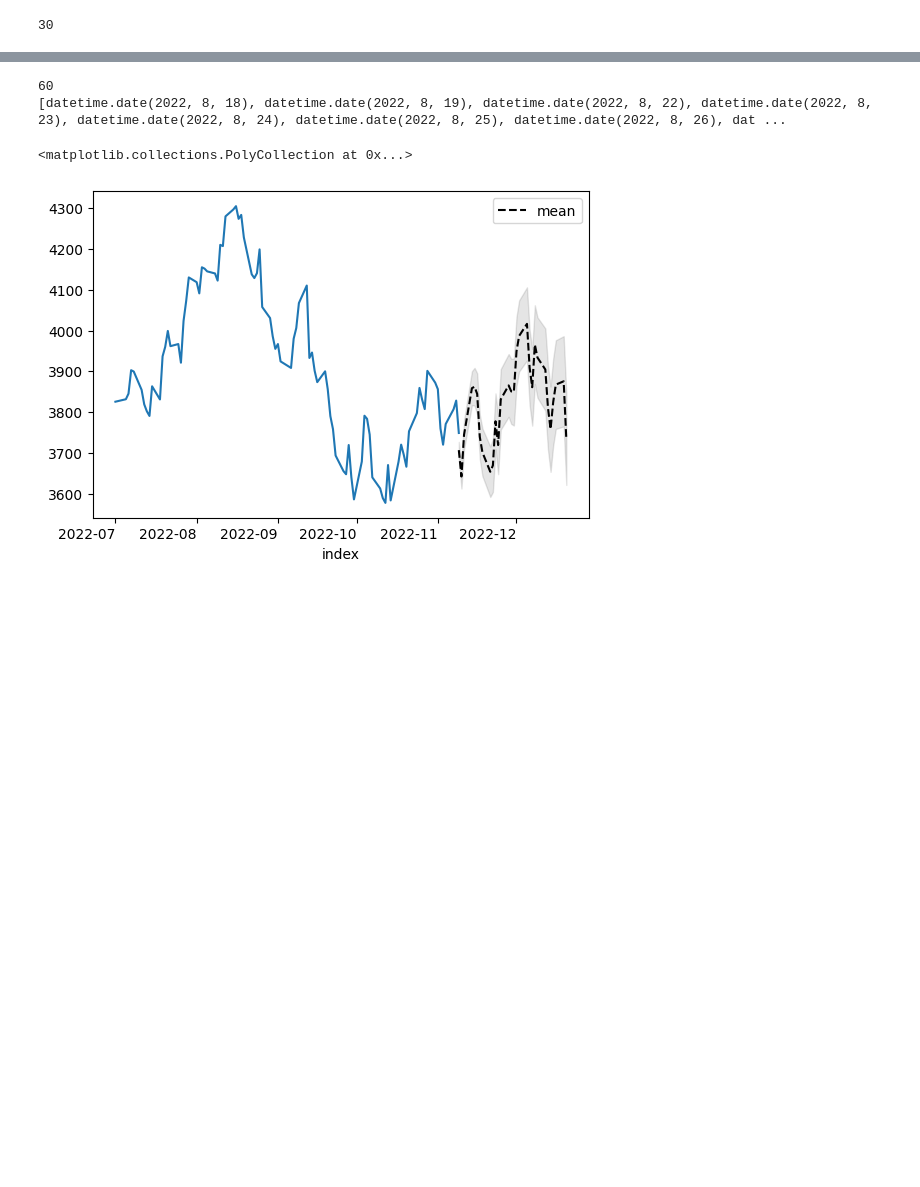
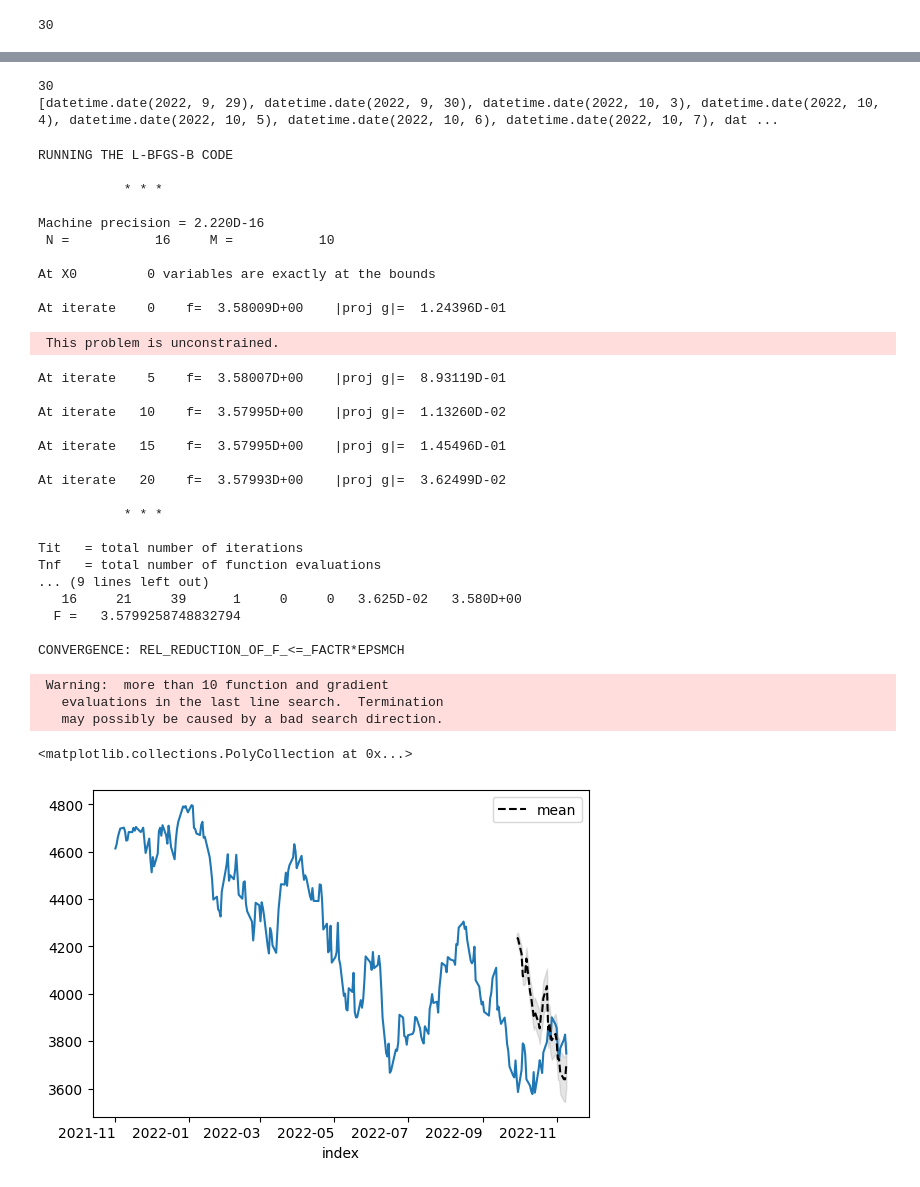
Before and after one commit to S1107327/datascience, a Jupyter notebook: serie_temporali.ipynb, the cells around one changed output, grey strips where cells are left out. Saved outputs shown, nothing was run; the diff lists cells and outputs as text; code cells hidden in the pictures; blank space fills up the shorter version.

```diff
--- a/serie_temporali.ipynb
+++ b/serie_temporali.ipynb
@@ -60,4 +28,0 @@ data
-# %%
-dataset = dataset
-print(dataset)
-basic_plot(dataset.sp500)
@@ -131,7 +213,7 @@ p-value: 7.430229545589398e-19
 # Ora si controlla l'auto-correlazione parziale
 from statsmodels.graphics.tsaplots import plot_pacf
 plot_pacf(differentiated.sp500)
-p=1
+p=2
 # %% [output]
 [figure]
 # %%
@@ -143,11 +243,5 @@ q=2
 # %%
-# Una volta scelti i parametri si definisce il modello ARIMA
-from statsmodels.tsa.statespace.sarimax import SARIMAX
 dataset_SARIMAX = dataset.copy()
 dataset_SARIMAX.index = pd.DatetimeIndex(dataset_SARIMAX.index).to_period('D')
-exogenous_for_prediction = exogenous.copy()
+exogenous_for_prediction = exogenous_close_only.copy()
 exogenous_for_prediction.index = pd.DatetimeIndex(exogenous_for_prediction.index).to_period('D')
-model = SARIMAX(dataset_SARIMAX, order=(p,d,q), exog=exogenous_for_prediction)
-
-model_fit=model.fit()
-print(model_fit.summary())
@@ -225,7 +280,7 @@ ax.fill_between(mean.index, mean_lower['mean_ci_lower'], mean_upper['mean_ci_upp
 # %%
 from datetime import date, timedelta
 
-start = date(year=2022, month=8, day=17)
+start = date(year=2022, month=9, day=29)
 end = date(year=2022, month=11, day=10)
 
 # get list of all days
@@ -234,25 +289,56 @@ business_days_2 = list(filter(lambda x: x.weekday()<5, all_days_2))
 print(len(business_days_2))
 print(business_days_2)
 # %% [output]
-60
-[datetime.date(2022, 8, 18), datetime.date(2022, 8, 19), datetime.date(2022, 8, 22), datetime.date(2022, 8, 23), datetime.date(2022, 8, 24), datetime.date(2022, 8, 25), datetime.date(2022, 8, 26), dat ...
+30
+[datetime.date(2022, 9, 29), datetime.date(2022, 9, 30), datetime.date(2022, 10, 3), datetime.date(2022, 10, 4), datetime.date(2022, 10, 5), datetime.date(2022, 10, 6), datetime.date(2022, 10, 7), dat ...
 # %%
 from statsmodels.tsa.statespace.sarimax import SARIMAX
 dataset_SARIMAX = dataset.copy()
 dataset_SARIMAX.index = pd.DatetimeIndex(dataset_SARIMAX.index).to_period('D')
-model_sarimax = SARIMAX(dataset_SARIMAX, order=(p,d,q), exog=exogenous_for_prediction, trend='ct')
+model_sarimax = SARIMAX(dataset_SARIMAX[:-30], order=(p,d,q), exog=exogenous_for_prediction[:-30], trend='ct')
 model_fit = model_sarimax.fit()
-fcasting = model_fit.get_forecast(30, exog=exogenous_for_prediction[exogenous.index > datetime(year=2022, month=9, day=28)]).summary_frame()
+fcasting = model_fit.get_forecast(30, exog=exogenous_for_prediction[-60:-30]).summary_frame()
 fig, ax = plt.subplots()
-dataset[dataset.index >= datetime(year=2022, month=7, day=1)].sp500.plot(ax=ax)
+dataset[dataset.index >= datetime(year=2021, month=11, day=1)].sp500.plot(ax=ax)
 mean = fcasting["mean"].reset_index(drop=True)
-mean = pd.DataFrame({"mean":mean, "index": business_days}).set_index('index')
+mean = pd.DataFrame({"mean":mean, "index": business_days_2}).set_index('index')
 mean_lower = fcasting["mean_ci_lower"].reset_index(drop=True)
-mean_lower = pd.DataFrame({"mean_ci_lower":mean_lower, "index": business_days}).set_index('index')
+mean_lower = pd.DataFrame({"mean_ci_lower":mean_lower, "index": business_days_2}).set_index('index')
 mean_upper = fcasting["mean_ci_upper"].reset_index(drop=True)
-mean_upper = pd.DataFrame({"mean_ci_upper":mean_upper, "index": business_days}).set_index('index')
+mean_upper = pd.DataFrame({"mean_ci_upper":mean_upper, "index": business_days_2}).set_index('index')
 mean.plot(ax=ax, style='k--')
 ax.fill_between(mean.index, mean_lower['mean_ci_lower'], mean_upper['mean_ci_upper'], color='k', alpha=0.1)
 # %% [output]
-<matplotlib.collections.PolyCollection at 0x...>
+RUNNING THE L-BFGS-B CODE
+
+           * * *
+
+Machine precision = 2.220D-16
+ N =           16     M =           10
+
+At X0         0 variables are exactly at the bounds
+
+At iterate    0    f=  3.58009D+00    |proj g|=  1.24396D-01
+ This problem is unconstrained.
+At iterate    5    f=  3.58007D+00    |proj g|=  8.93119D-01
+
+At iterate   10    f=  3.57995D+00    |proj g|=  1.13260D-02
+
+At iterate   15    f=  3.57995D+00    |proj g|=  1.45496D-01
+
+At iterate   20    f=  3.57993D+00    |proj g|=  3.62499D-02
+
+           * * *
+
+Tit   = total number of iterations
+Tnf   = total number of function evaluations
+... (9 lines left out)
+   16     21     39      1     0     0   3.625D-02   3.580D+00
+  F =   3.5799258748832794
+
+CONVERGENCE: REL_REDUCTION_OF_F_<=_FACTR*EPSMCH
+ Warning:  more than 10 function and gradient
+   evaluations in the last line search.  Termination
+   may possibly be caused by a bad search direction.
+<matplotlib.collections.PolyCollection at 0x...>
-[figure, old version]
+[figure, new version]
```
Also changed, not shown: parts of 29 cells of this notebook, 2 other files.
